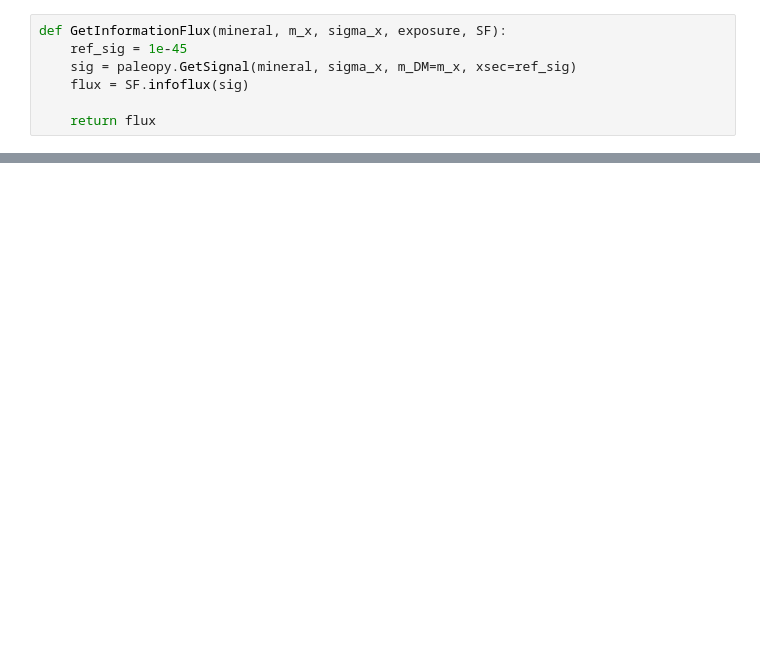
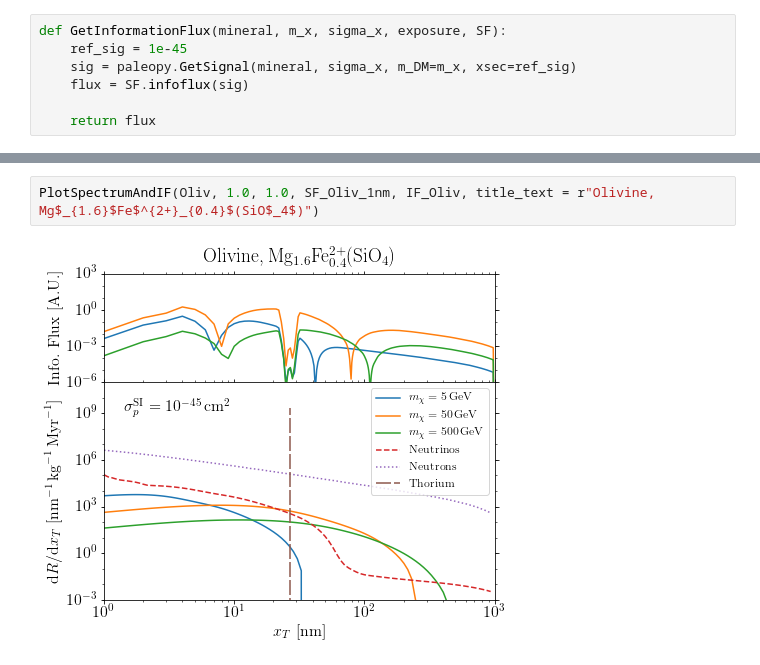
Before and after one commit to tedwards2412/paleo_detectors, a Jupyter notebook: Notebooks/PlotSpectra.ipynb, the cells around one changed output, grey strips where cells are left out. Cells and saved outputs as stored; diff of their text form; blank space fills up the shorter version.

```diff
--- a/Notebooks/PlotSpectra.ipynb
+++ b/Notebooks/PlotSpectra.ipynb
@@ -394,0 +375,4 @@ PlotSpectrumAndIF(Sinj, 1.0, 1.0, SF_Sinj_1nm, IF_Sinj)
+# %%
+PlotSpectrumAndIF(Oliv, 1.0, 1.0, SF_Oliv_1nm, IF_Oliv, title_text = r"Olivine, Mg$_{1.6}$Fe$^{2+}_{0.4}$(SiO$_4$)")
+# %% [output]
+[figure, added]
```
Also changed, not shown: parts of 17 cells of this notebook, 9 other files.
